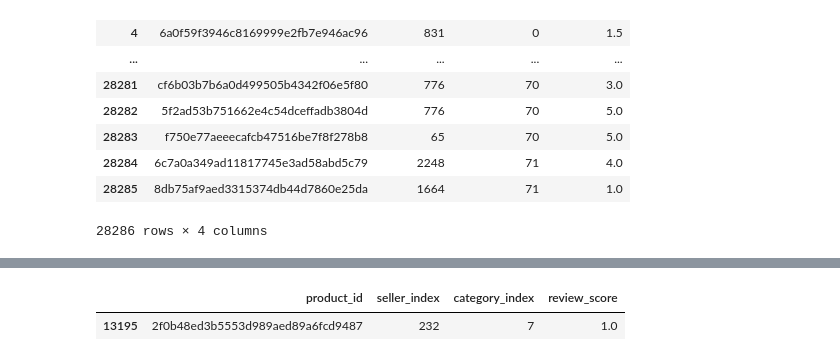
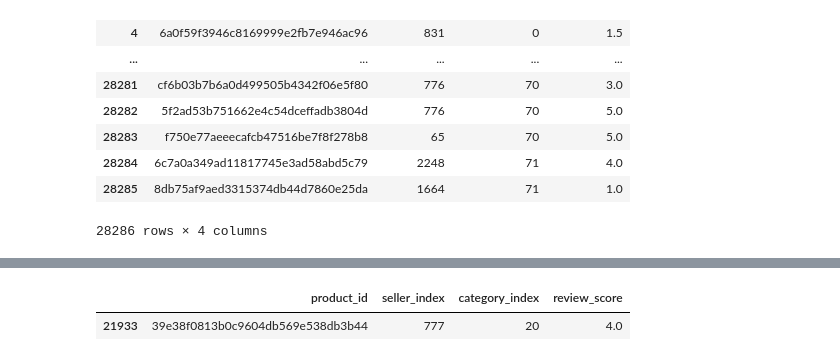
Before and after one commit to prazwal1/RAPS-RECSYS, a Jupyter notebook: ContentBasedRecommenderSystem.ipynb, the cells around one changed output, grey strips where cells are left out. Drawn from its saved outputs; the diff is of its cells as text; code cells hidden in the pictures.

```diff
--- a/ContentBasedRecommenderSystem.ipynb
+++ b/ContentBasedRecommenderSystem.ipynb
@@ -71,8 +90,8 @@ product_id[13195]
 # %%
-df[df.product_id=="2f0b48ed3b5553d989aed89a6fcd9487"]
+df[df.product_id=="39e38f0813b0c9604db569e538db3b44"]
 # %% [output]
 |  | product_id | seller_index | category_index | review_score |
-| 13195 | 2f0b48ed3b5553d989aed89a6fcd9487 | 232 | 7 | 1.0 |
+| 21933 | 39e38f0813b0c9604db569e538db3b44 | 777 | 20 | 4.0 |
 # %%
 df1 = pd.read_csv('olist_products_dataset.csv')
 # %%
```
Also changed, not shown: parts of 2 cells of this notebook, 22 other files.
